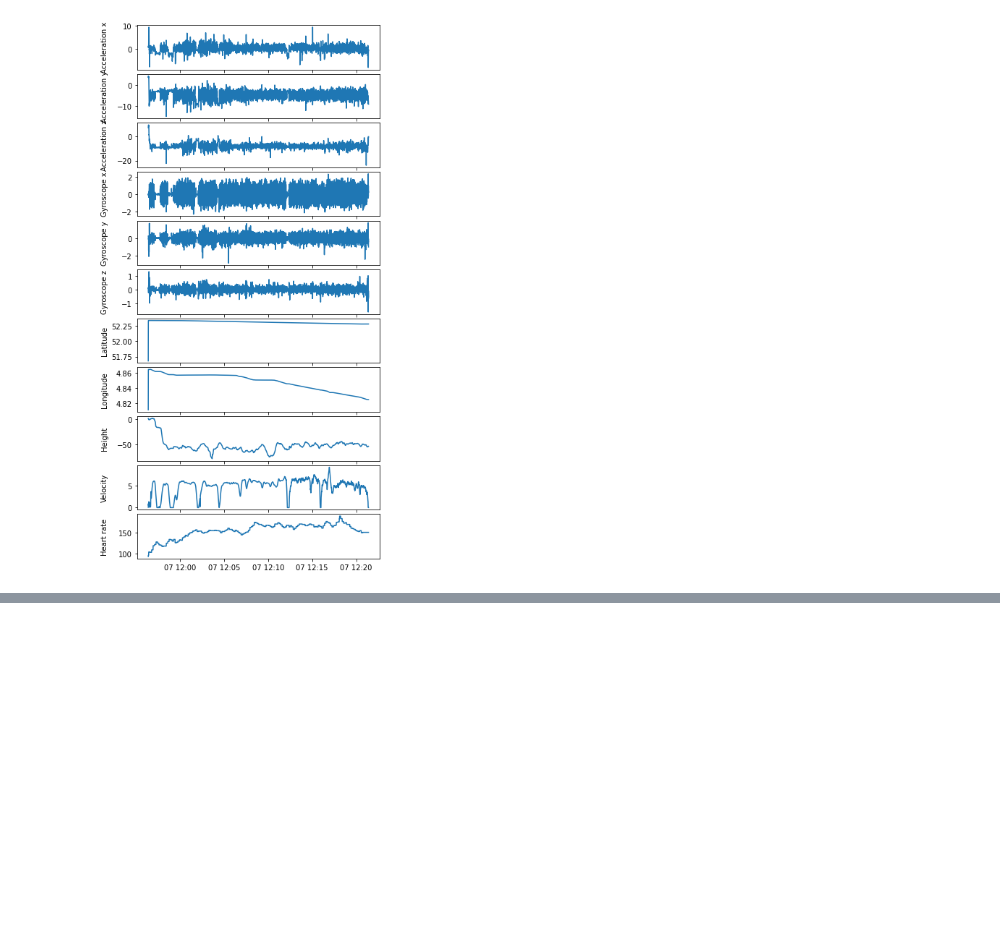
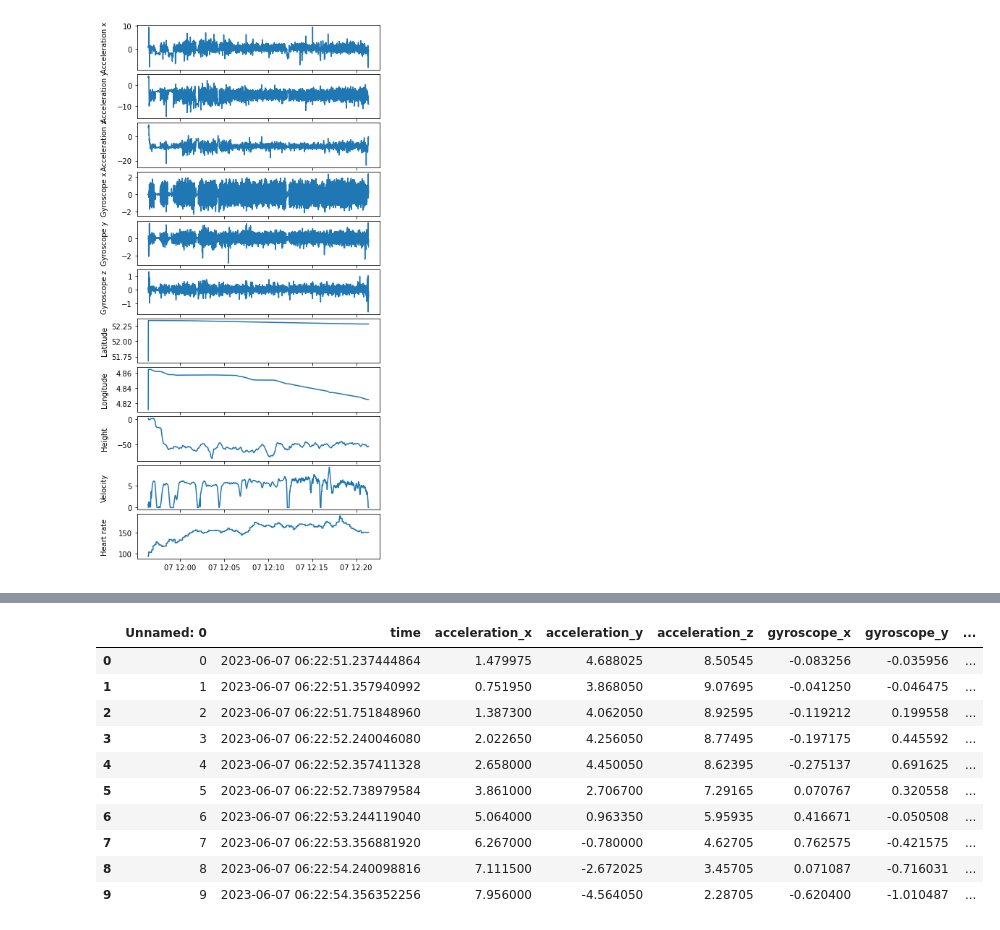
Before and after one commit to lucashecht/ML4QS, a Jupyter notebook: Parse Data Alessandro.ipynb, the cells around one changed output, grey strips where cells are left out. Drawn from its saved outputs; the diff is of its cells as text; code cells hidden in the pictures; blank space fills up the shorter version.

```diff
--- a/Parse Data Alessandro.ipynb
+++ b/Parse Data Alessandro.ipynb
@@ -592,0 +597,16 @@ res.to_latex(buf=None, columns=None, header=True, index=True, na_rep='NaN', form
+# %%
+df = pd.read_csv("data.csv")[:10]
+
+df
+# %% [output]
+|  | Unnamed: 0 | time | acceleration_x | acceleration_y | acceleration_z | gyroscope_x | gyroscope_y | ... |
+| 0 | 0 | 2023-06-07 06:22:51.237444864 | 1.479975 | 4.688025 | 8.50545 | -0.083256 | -0.035956 | ... |
+| 1 | 1 | 2023-06-07 06:22:51.357940992 | 0.751950 | 3.868050 | 9.07695 | -0.041250 | -0.046475 | ... |
+| 2 | 2 | 2023-06-07 06:22:51.751848960 | 1.387300 | 4.062050 | 8.92595 | -0.119212 | 0.199558 | ... |
+| 3 | 3 | 2023-06-07 06:22:52.240046080 | 2.022650 | 4.256050 | 8.77495 | -0.197175 | 0.445592 | ... |
+| 4 | 4 | 2023-06-07 06:22:52.357411328 | 2.658000 | 4.450050 | 8.62395 | -0.275137 | 0.691625 | ... |
+| 5 | 5 | 2023-06-07 06:22:52.738979584 | 3.861000 | 2.706700 | 7.29165 | 0.070767 | 0.320558 | ... |
+| 6 | 6 | 2023-06-07 06:22:53.244119040 | 5.064000 | 0.963350 | 5.95935 | 0.416671 | -0.050508 | ... |
+| 7 | 7 | 2023-06-07 06:22:53.356881920 | 6.267000 | -0.780000 | 4.62705 | 0.762575 | -0.421575 | ... |
+| 8 | 8 | 2023-06-07 06:22:54.240098816 | 7.111500 | -2.672025 | 3.45705 | 0.071087 | -0.716031 | ... |
+| 9 | 9 | 2023-06-07 06:22:54.356352256 | 7.956000 | -4.564050 | 2.28705 | -0.620400 | -1.010487 | ... |
```
Also changed, not shown: parts of 7 cells of this notebook.
